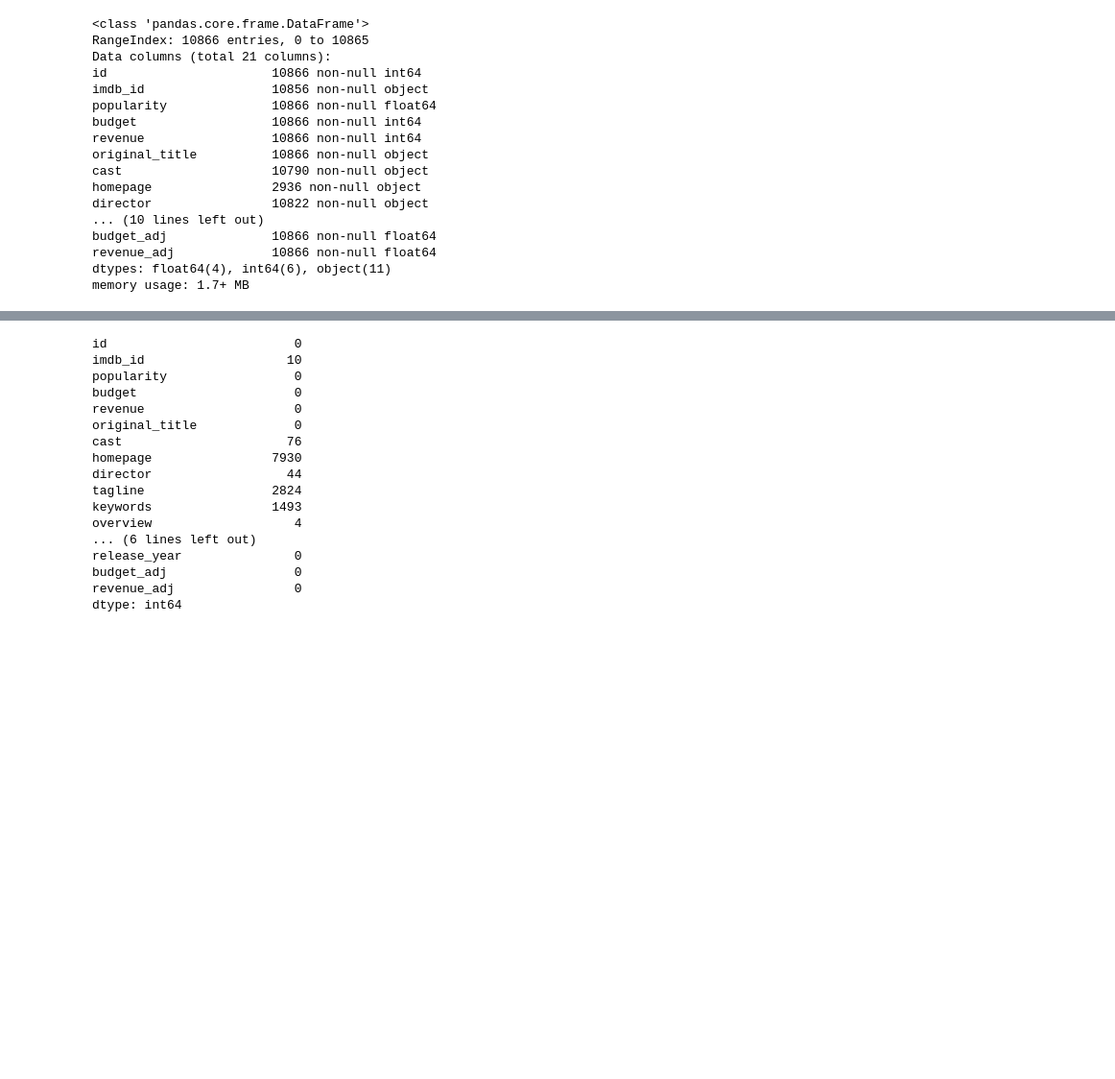
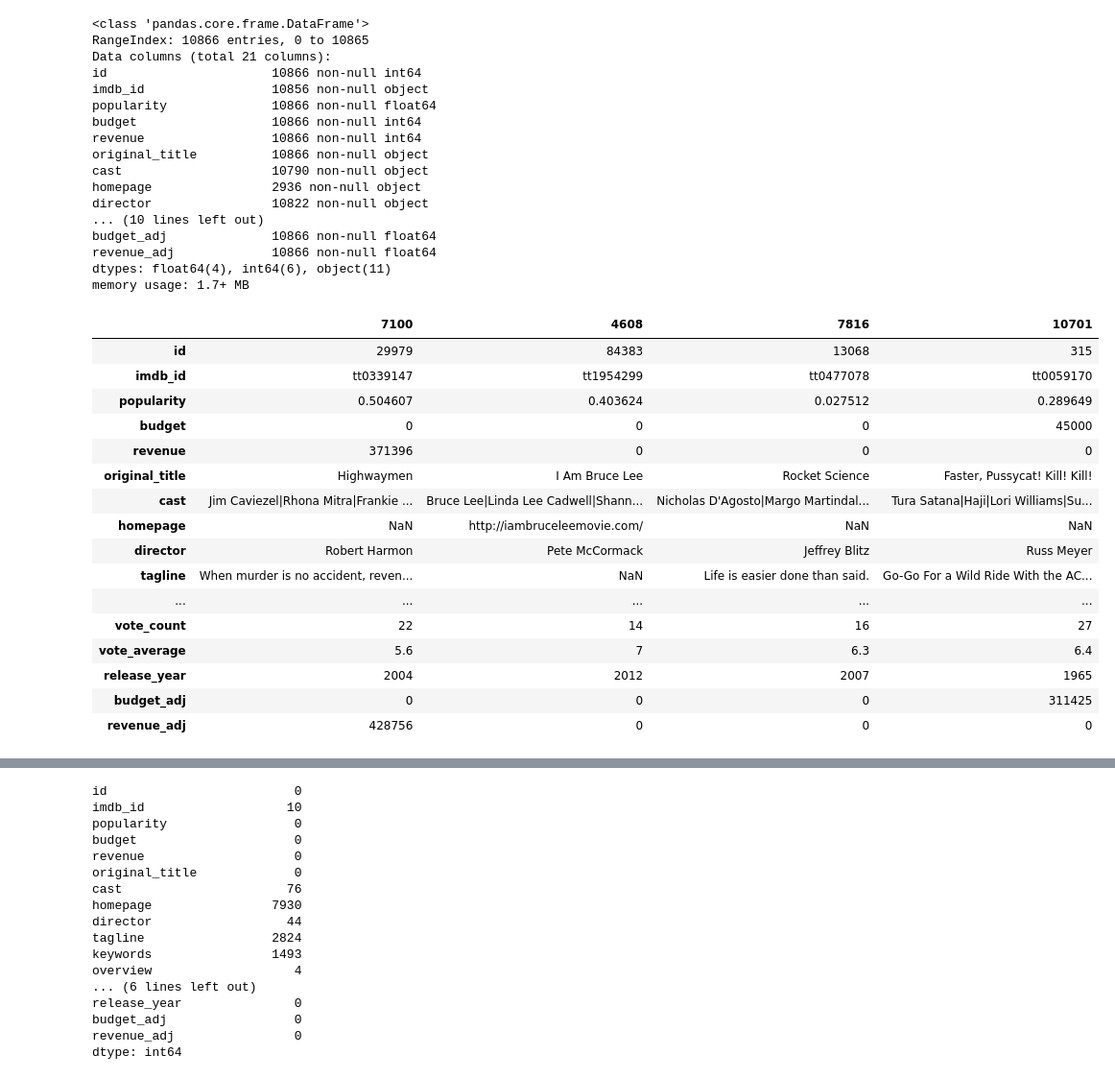
Before and after one commit to KelenAcquati/Project-Investigate-Dataset-Final, a Jupyter notebook: investigate-a-dataset-template.ipynb, the cells around one changed output, grey strips where cells are left out. Shown at 96% size. Cells and saved outputs as stored; diff of their text form; code cells hidden in the pictures; blank space fills up the shorter version.

```diff
--- a/investigate-a-dataset-template.ipynb
+++ b/investigate-a-dataset-template.ipynb
@@ -55,3 +55,23 @@ budget_adj              10866 non-null float64
 revenue_adj             10866 non-null float64
 dtypes: float64(4), int64(6), object(11)
 memory usage: 1.7+ MB
+# %%
+df.sample(4).transpose()
+# %% [output]
+|  | 7100 | 4608 | 7816 | 10701 |
+| id | 29979 | 84383 | 13068 | 315 |
+| imdb_id | tt0339147 | tt1954299 | tt0477078 | tt0059170 |
+| popularity | 0.504607 | 0.403624 | 0.027512 | 0.289649 |
+| budget | 0 | 0 | 0 | 45000 |
+| revenue | 371396 | 0 | 0 | 0 |
+| original_title | Highwaymen | I Am Bruce Lee | Rocket Science | Faster, Pussycat! Kill! Kill! |
+| cast | Jim Caviezel|Rhona Mitra|Frankie ... | Bruce Lee|Linda Lee Cadwell|Shann... | Nicholas D'Agosto|Margo Martindal... | Tura Satana|Haji|Lori Williams|Su... |
+| homepage | NaN | http://iambruceleemovie.com/ | NaN | NaN |
+| director | Robert Harmon | Pete McCormack | Jeffrey Blitz | Russ Meyer |
+| tagline | When murder is no accident, reven... | NaN | Life is easier done than said. | Go-Go For a Wild Ride With the AC... |
+| ... | ... | ... | ... | ... |
+| vote_count | 22 | 14 | 16 | 27 |
+| vote_average | 5.6 | 7 | 6.3 | 6.4 |
+| release_year | 2004 | 2012 | 2007 | 1965 |
+| budget_adj | 0 | 0 | 0 | 311425 |
+| revenue_adj | 428756 | 0 | 0 | 0 |
```
Also changed, not shown: parts of 40 cells of this notebook.
